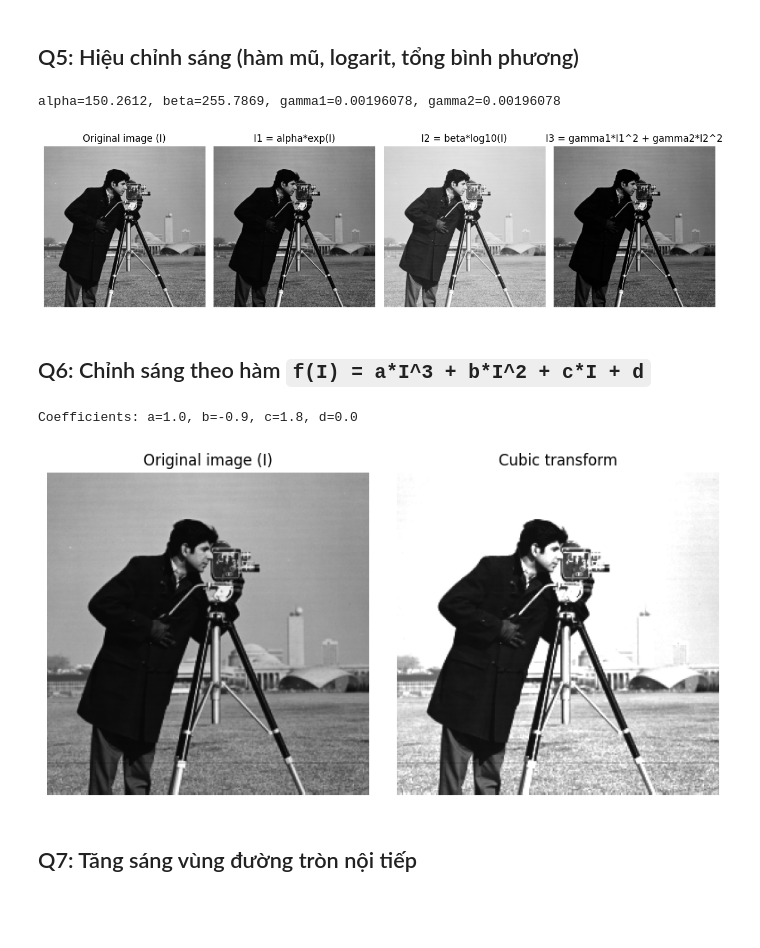
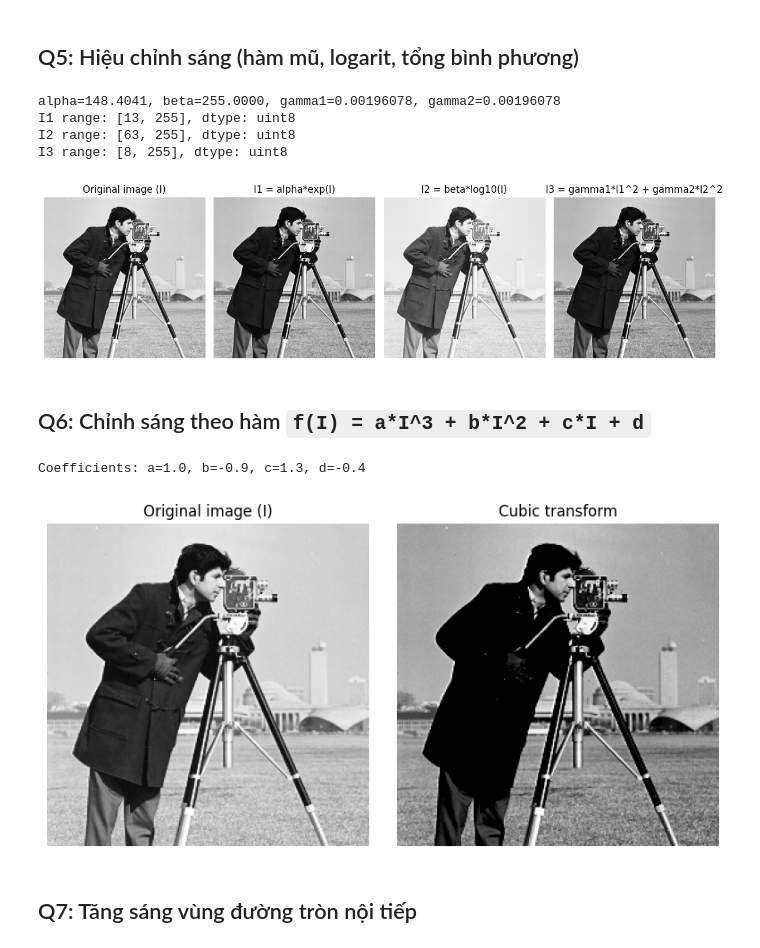
Before and after one commit to Sura3607/imageProcessing, a Jupyter notebook: lab1/lab1.ipynb, the cells around one changed output. Drawn from its saved outputs; the diff is of its cells as text; code cells hidden in the pictures; blank space fills up the shorter version.

````diff
--- a/lab1/lab1.ipynb
+++ b/lab1/lab1.ipynb
@@ -5,14 +5,14 @@ import matplotlib.pyplot as plt
 # %% [markdown]
 ## Q1: Load ảnh
 # %%
-img_path = "cameraman.tif"
+img_path = "cman.tif"
 I = cv2.imread(img_path, cv2.IMREAD_GRAYSCALE)
 if I is None:
     raise FileNotFoundError(f"Image not found at path: {img_path}")
 
 print(f"Shape: {I.shape}, dtype: {I.dtype}, range: [{I.min()}, {I.max()}]")
 
-plt.figure(figsize=(8, 4))
+plt.figure(figsize=(16, 8))
 plt.subplot(1, 2, 1)
 plt.imshow(I, cmap="gray", vmin=0, vmax=255)
 plt.title("Original image (I)")
@@ -106,72 +117,81 @@ I_sub range: [0, 28]
 In = I.astype(np.float64) / 255
 
 exp_term = np.exp(In) - 1.0
-alpha = 255.0 / exp_term.max() if exp_term.max() > 0 else 1.0
+alpha = 255.0 / exp_term.max()
 I1 = alpha * exp_term
 
 log_term = np.log10(1.0 + 9.0 * In)
-beta = 255.0 / log_term.max() if log_term.max() > 0 else 1.0
+beta = 255.0 / log_term.max()
 I2 = beta * log_term
 
 gamma1 = 0.5 * 255.0 / np.max(I1 * I1)
 gamma2 = 0.5 * 255.0 / np.max(I2 * I2)
 I3 = gamma1 * (I1 * I1) + gamma2 * (I2 * I2)
 
+I1 = I1.astype(np.uint8)
+I2 = I2.astype(np.uint8)
+I3 = I3.astype(np.uint8)
+
 print(f"alpha={alpha:.4f}, beta={beta:.4f}, gamma1={gamma1:.8f}, gamma2={gamma2:.8f}")
-# print(f"I1 shape={I1.shape}, I2={I2.shape}, I3={I3.shape}")
+print(f"I1 range: [{I1.min()}, {I1.max()}], dtype: {I1.dtype}")
+print(f"I2 range: [{I2.min()}, {I2.max()}], dtype: {I2.dtype}")
+print(f"I3 range: [{I3.min()}, {I3.max()}], dtype: {I3.dtype}")
 
 plt.figure(figsize=(12, 8))
 plt.subplot(1, 4, 1)
-plt.imshow(I, cmap="gray", vmin=0, vmax=255)
+plt.imshow(I, cmap="gray")
 plt.title("Original image (I)")
 plt.axis("off")
 
 plt.subplot(1, 4, 2)
-plt.imshow(I1, cmap="gray", vmin=0, vmax=255)
+plt.imshow(I1, cmap="gray")
 plt.title("I1 = alpha*exp(I)")
 plt.axis("off")
 
 plt.subplot(1, 4, 3)
-plt.imshow(I2, cmap="gray", vmin=0, vmax=255)
+plt.imshow(I2, cmap="gray")
 plt.title("I2 = beta*log10(I)")
 plt.axis("off")
 
 plt.subplot(1, 4, 4)
-plt.imshow(I3, cmap="gray", vmin=0, vmax=255)
+plt.imshow(I3, cmap="gray")
 plt.title("I3 = gamma1*I1^2 + gamma2*I2^2")
 plt.axis("off")
 plt.tight_layout()
 plt.show()
 # %% [output]
-alpha=150.2612, beta=255.7869, gamma1=0.00196078, gamma2=0.00196078
+alpha=148.4041, beta=255.0000, gamma1=0.00196078, gamma2=0.00196078
+I1 range: [13, 255], dtype: uint8
+I2 range: [63, 255], dtype: uint8
+I3 range: [8, 255], dtype: uint8
-[figure, old version]
+[figure, new version]
 # %% [markdown]
 ## Q6: Chỉnh sáng theo hàm ``` f(I) = a*I^3 + b*I^2 + c*I + d ```
 # %%
 # f(I) = a*I^3 + b*I^2 + c*I + d
-a, b, c, d = 1.0, -0.9, 1.8, 0.0
+a, b, c, d = 1.0, -0.9, 1.3, -0.4
 x = I.astype(np.float64) / 255.0
 poly = a * (x ** 3) + b * (x ** 2) + c * x + d
 poly = np.clip(poly, 0.0, 1.0)
 I_poly = (poly * 255.0).astype(np.uint8)
 
 print(f"Coefficients: a={a}, b={b}, c={c}, d={d}")
 
 plt.figure(figsize=(8, 4))
 plt.subplot(1, 2, 1)
-plt.imshow(I, cmap="gray", vmin=0, vmax=255)
+plt.imshow(I, cmap="gray")
 plt.title("Original image (I)")
 plt.axis("off")
 
 plt.subplot(1, 2, 2)
-plt.imshow(I_poly, cmap="gray", vmin=0, vmax=255)
+plt.imshow(I_poly, cmap="gray")
 plt.title("Cubic transform")
 plt.axis("off")
 plt.tight_layout()
 plt.show()
 # %% [output]
-Coefficients: a=1.0, b=-0.9, c=1.8, d=0.0
+Coefficients: a=1.0, b=-0.9, c=1.3, d=-0.4
-[figure, old version]
+[figure, new version]
 # %% [markdown]
 ## Q7: Tăng sáng vùng đường tròn nội tiếp
 # %%
````
Also changed, not shown: parts of 5 cells of this notebook, 4 other files.
